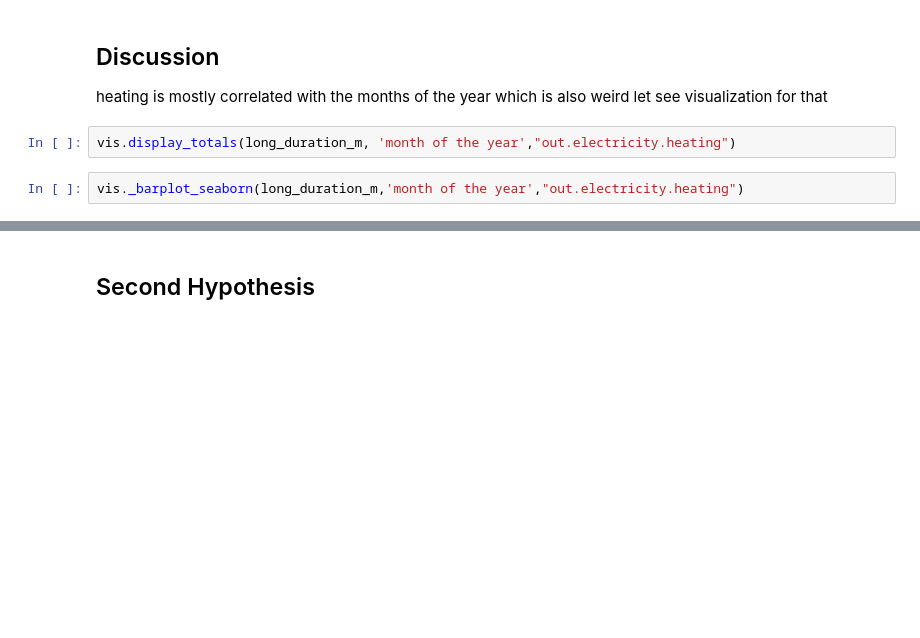
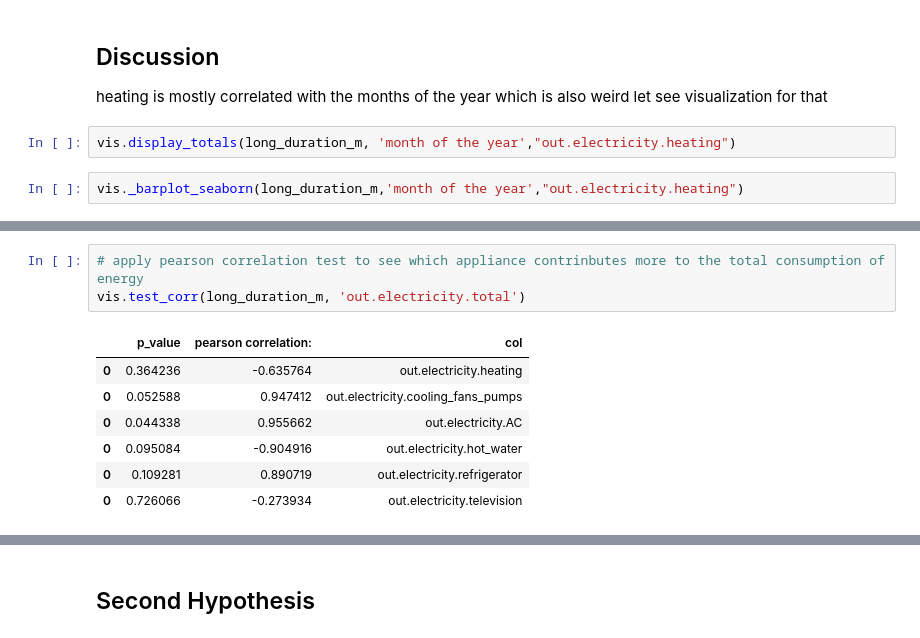
Before and after one commit to 1nuc/load-profile-decomposition, a Jupyter notebook: src/Customer_analysis/run.ipynb, the cells around one changed output, grey strips where cells are left out. Drawn from its saved outputs; the diff is of its cells as text; blank space fills up the shorter version.

```diff
--- a/src/Customer_analysis/run.ipynb
+++ b/src/Customer_analysis/run.ipynb
@@ -243,0 +249,11 @@ vis._barplot_seaborn(long_duration_m,'month of the year',"out.electricity.heatin
+# %%
+# apply pearson correlation test to see which appliance contrinbutes more to the total consumption of energy
+vis.test_corr(long_duration_m, 'out.electricity.total')
+# %% [output]
+|  | p_value | pearson correlation: | col |
+| 0 | 0.364236 | -0.635764 | out.electricity.heating |
+| 0 | 0.052588 | 0.947412 | out.electricity.cooling_fans_pumps |
+| 0 | 0.044338 | 0.955662 | out.electricity.AC |
+| 0 | 0.095084 | -0.904916 | out.electricity.hot_water |
+| 0 | 0.109281 | 0.890719 | out.electricity.refrigerator |
+| 0 | 0.726066 | -0.273934 | out.electricity.television |
```
Also changed, not shown: parts of 11 cells of this notebook.
